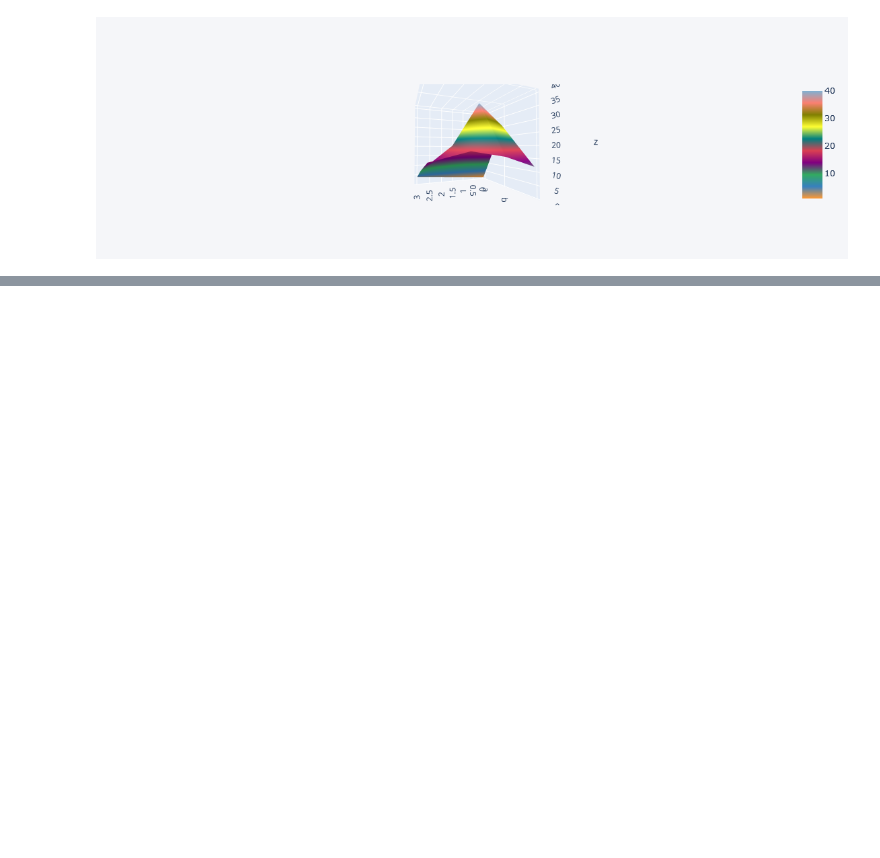
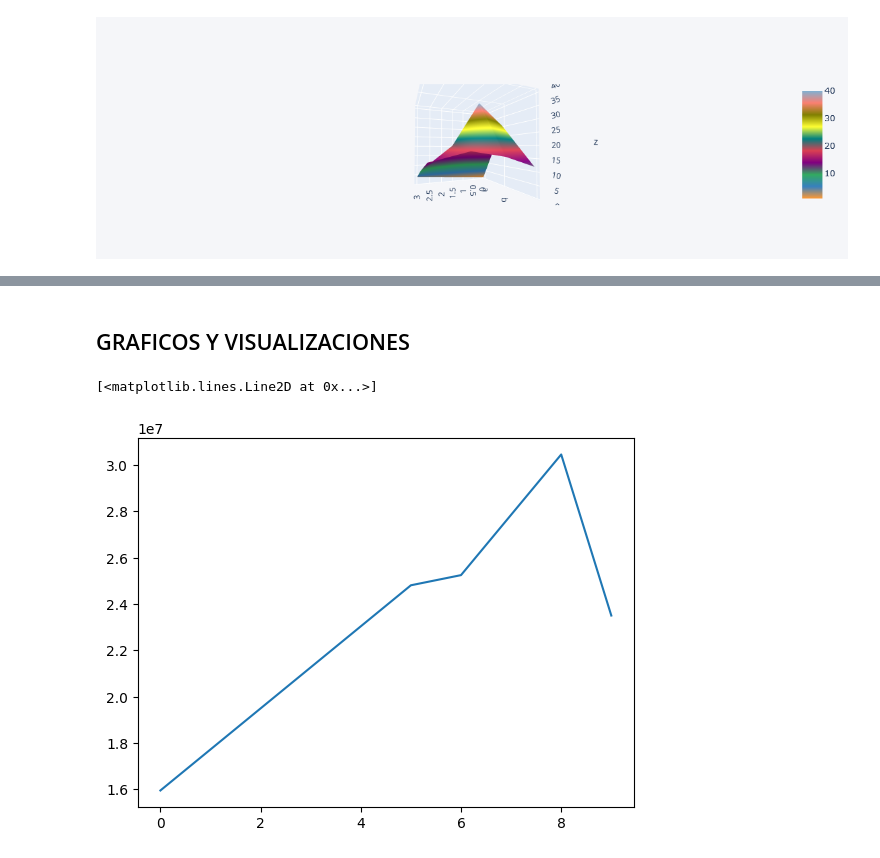
Before and after one commit to saraisab/courses, a Jupyter notebook: ml_matplotlib.ipynb, the cells around one changed output, grey strips where cells are left out. Saved outputs shown, nothing was run; the diff lists cells and outputs as text; code cells hidden in the pictures; blank space fills up the shorter version.

```diff
--- a/ml_matplotlib.ipynb
+++ b/ml_matplotlib.ipynb
@@ -262,0 +428,26 @@ dataframe2.iplot(kind='surface')
+# %% [markdown]
+## GRAFICOS Y VISUALIZACIONES
+# %%
+#Sueldo
+KobeBryant_sueldo = [15946875,17718750,19490625,21262500,23034375,24806250,25244493,27849149,30453805,23500000]
+JoeJohnson_sueldo = [12000000,12744189,13488377,14232567,14976754,16324500,18038573,19752645,21466718,23180790]
+LeBronJames_sueldo = [4621800,5828090,13041250,14410581,15779912,14500000,16022500,17545000,19067500,20644400]
+CarmeloAnthony_sueldo = [3713640,4694041,13041250,14410581,15779912,17149243,18518574,19450000,22407474,22458000]
+DwightHoward_sueldo = [4493160,4806720,6061274,13758000,15202590,16647180,18091770,19536360,20513178,21436271]
+ChrisBosh_sueldo = [3348000,4235220,12455000,14410581,15779912,14500000,16022500,17545000,19067500,20644400]
+ChrisPaul_sueldo = [3144240,3380160,3615960,4574189,13520500,14940153,16359805,17779458,18668431,20068563]
+KevinDurant_sueldo = [0,0,4171200,4484040,4796880,6053663,15506632,16669630,17832627,18995624]
+DerrickRose_sueldo = [0,0,0,4822800,5184480,5546160,6993708,16402500,17632688,18862875]
+DwayneWade_sueldo = [3031920,3841443,13041250,14410581,15779912,14200000,15691000,17182000,18673000,15000000]
+#Matriz
+sueldo = np.array([KobeBryant_sueldo, JoeJohnson_sueldo, LeBronJames_sueldo, CarmeloAnthony_sueldo, DwightHoward_sueldo, ChrisBosh_sueldo, ChrisPaul_sueldo, KevinDurant_sueldo, DerrickRose_sueldo, DwayneWade_sueldo])
+# %%
+import numpy as np
+import matplotlib.pyplot as plt
+%matplotlib inline
+
+#crear grafica
+plt.plot(sueldo[0])
+# %% [output]
+[<matplotlib.lines.Line2D at 0x...>]
+[figure, added]
```
Also changed, not shown: parts of 20 cells of this notebook.
